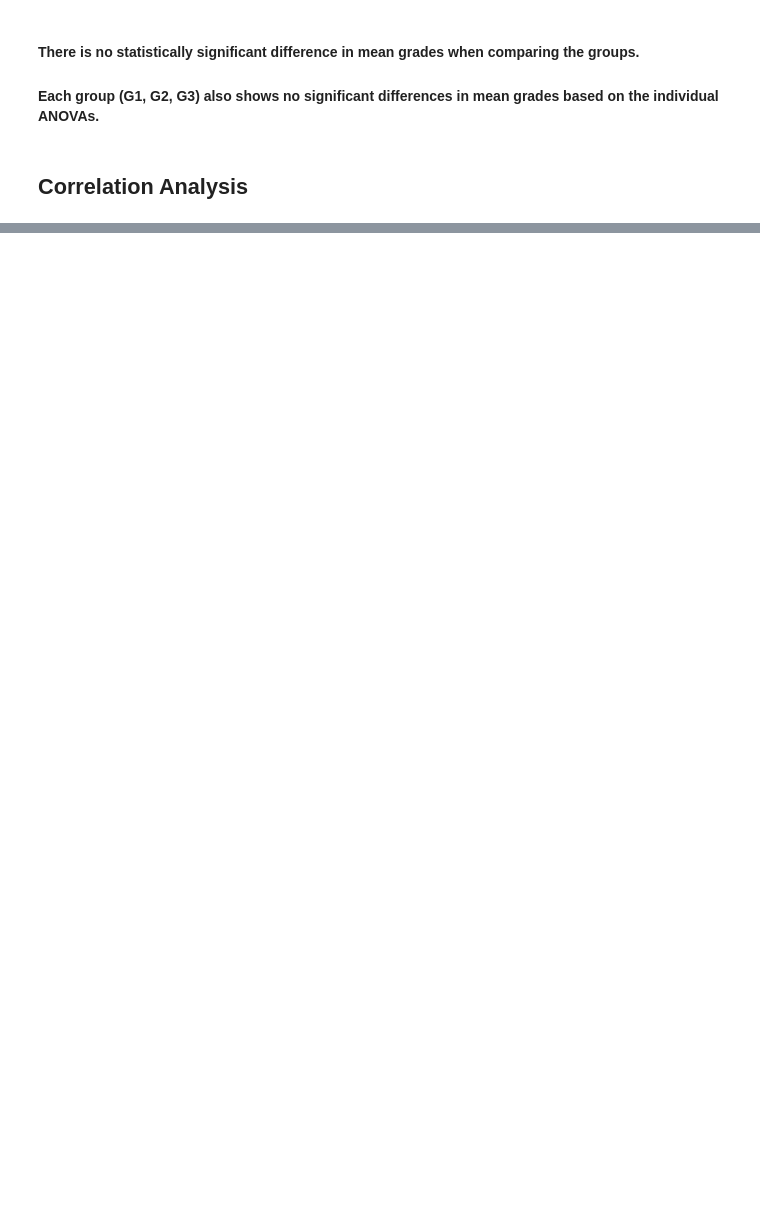
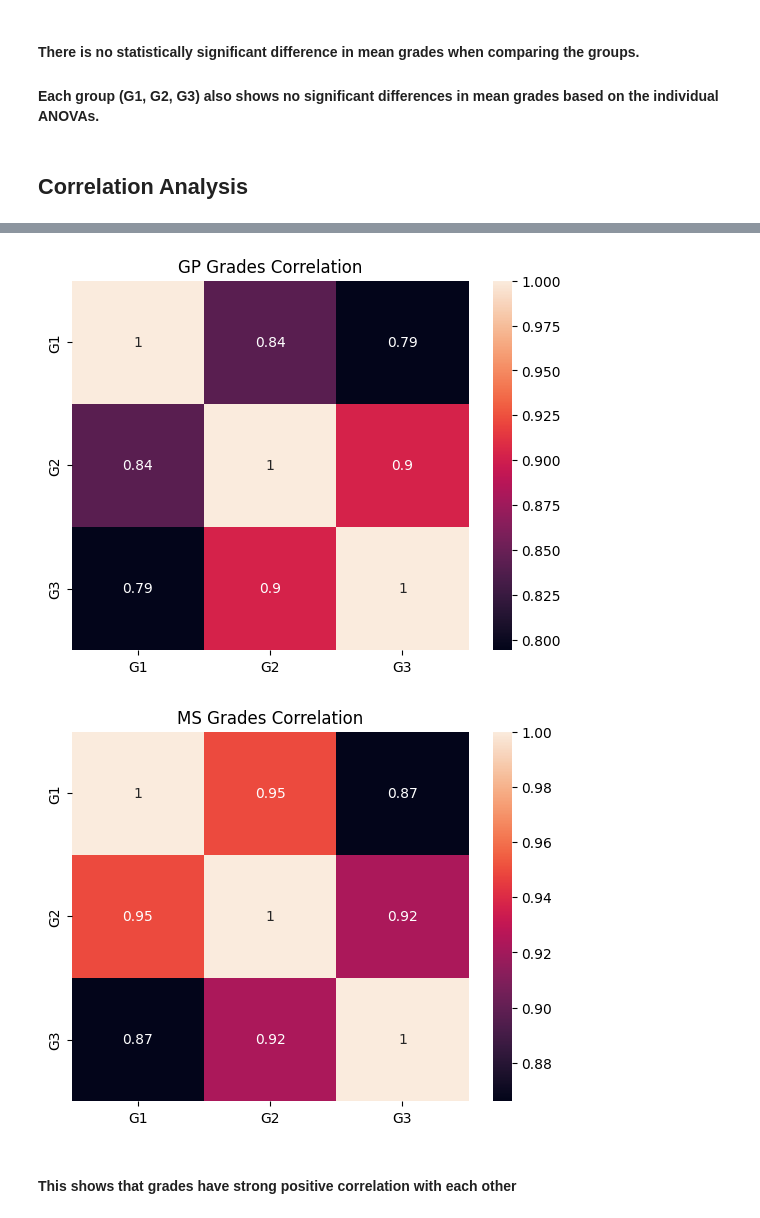
Before and after one commit to samillano-jk/Data_Analysis-projects-scripts-notebooks, a Jupyter notebook: Data-Analysis/student-performance-analysis.ipynb, the cells around one changed output, grey strips where cells are left out. Saved outputs shown, nothing was run; the diff lists cells and outputs as text; code cells hidden in the pictures; blank space fills up the shorter version.

```diff
--- a/Data-Analysis/student-performance-analysis.ipynb
+++ b/Data-Analysis/student-performance-analysis.ipynb
@@ -620,0 +647,15 @@ P-value: 0.3722262371311368
+# %%
+import seaborn as sns
+
+sns.heatmap(gp_grades.iloc[:, :-1].corr(), annot=True)
+plt.title("GP Grades Correlation")
+plt.show()
+
+sns.heatmap(ms_grades.iloc[:, :-1].corr(), annot=True)
+plt.title("MS Grades Correlation")
+plt.show()
+# %% [output]
+[figure, added]
+[figure, added]
+# %% [markdown]
+#### This shows that grades have strong positive correlation with each other
```
Also changed, not shown: parts of 3 cells of this notebook.
